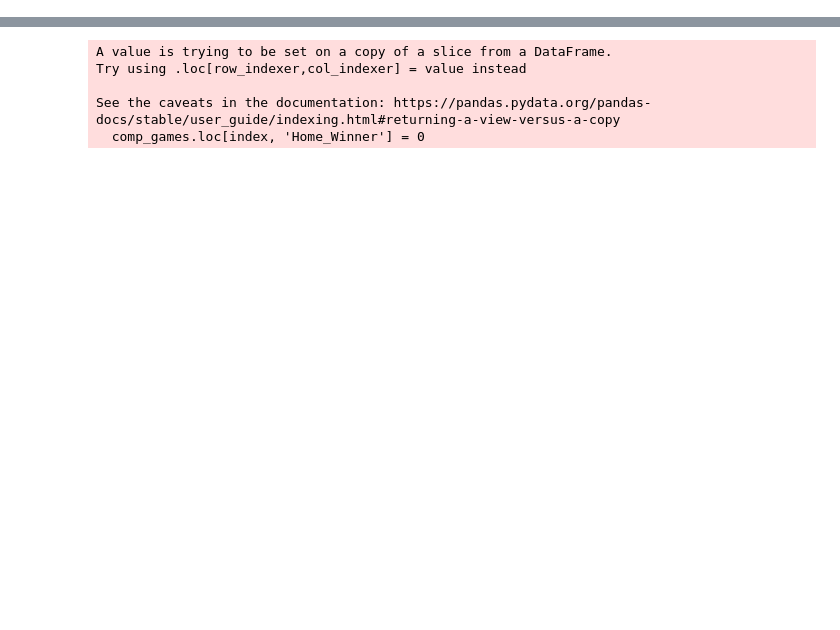
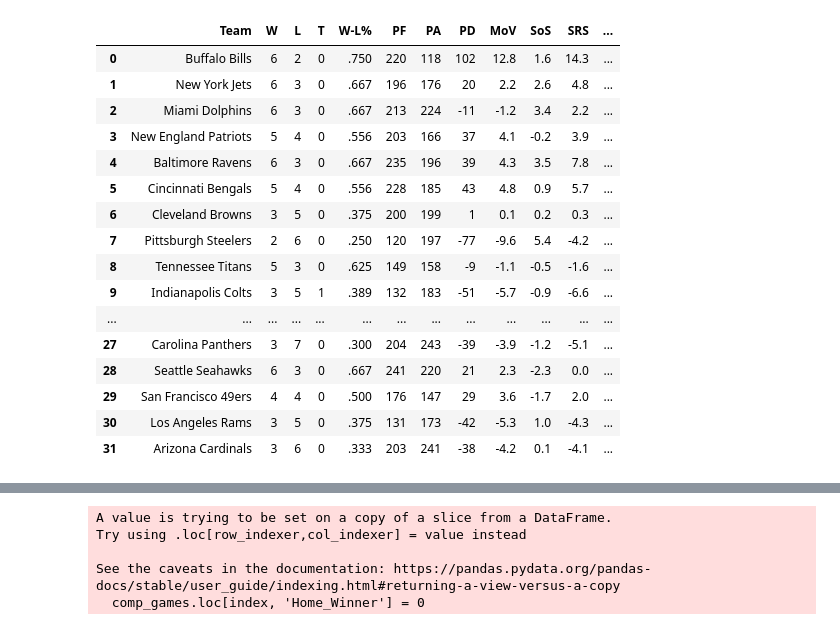
Before and after one commit to AggieSportsAnalytics/OddsMaker, a Jupyter notebook: main.ipynb, the cells around one changed output, grey strips where cells are left out. Saved outputs shown, nothing was run; the diff lists cells and outputs as text; code cells hidden in the pictures; blank space fills up the shorter version.

```diff
--- a/main.ipynb
+++ b/main.ipynb
@@ -61,6 +62,27 @@ def get_team_data():
     teams_df['OSRS'] = OSRS
     teams_df['DSRS'] = DSRS
 get_team_data()
+# %%
+# Display teams data
+teams_df
+# %% [output]
+|  | Team | W | L | T | W-L% | PF | PA | PD | MoV | SoS | SRS | ... |
+| 0 | Buffalo Bills | 6 | 2 | 0 | .750 | 220 | 118 | 102 | 12.8 | 1.6 | 14.3 | ... |
+| 1 | New York Jets | 6 | 3 | 0 | .667 | 196 | 176 | 20 | 2.2 | 2.6 | 4.8 | ... |
+| 2 | Miami Dolphins | 6 | 3 | 0 | .667 | 213 | 224 | -11 | -1.2 | 3.4 | 2.2 | ... |
+| 3 | New England Patriots | 5 | 4 | 0 | .556 | 203 | 166 | 37 | 4.1 | -0.2 | 3.9 | ... |
+| 4 | Baltimore Ravens | 6 | 3 | 0 | .667 | 235 | 196 | 39 | 4.3 | 3.5 | 7.8 | ... |
+| 5 | Cincinnati Bengals | 5 | 4 | 0 | .556 | 228 | 185 | 43 | 4.8 | 0.9 | 5.7 | ... |
+| 6 | Cleveland Browns | 3 | 5 | 0 | .375 | 200 | 199 | 1 | 0.1 | 0.2 | 0.3 | ... |
+| 7 | Pittsburgh Steelers | 2 | 6 | 0 | .250 | 120 | 197 | -77 | -9.6 | 5.4 | -4.2 | ... |
+| 8 | Tennessee Titans | 5 | 3 | 0 | .625 | 149 | 158 | -9 | -1.1 | -0.5 | -1.6 | ... |
+| 9 | Indianapolis Colts | 3 | 5 | 1 | .389 | 132 | 183 | -51 | -5.7 | -0.9 | -6.6 | ... |
+| ... | ... | ... | ... | ... | ... | ... | ... | ... | ... | ... | ... | ... |
+| 27 | Carolina Panthers | 3 | 7 | 0 | .300 | 204 | 243 | -39 | -3.9 | -1.2 | -5.1 | ... |
+| 28 | Seattle Seahawks | 6 | 3 | 0 | .667 | 241 | 220 | 21 | 2.3 | -2.3 | 0.0 | ... |
+| 29 | San Francisco 49ers | 4 | 4 | 0 | .500 | 176 | 147 | 29 | 3.6 | -1.7 | 2.0 | ... |
+| 30 | Los Angeles Rams | 3 | 5 | 0 | .375 | 131 | 173 | -42 | -5.3 | 1.0 | -4.3 | ... |
+| 31 | Arizona Cardinals | 3 | 6 | 0 | .333 | 203 | 241 | -38 | -4.2 | 0.1 | -4.1 | ... |
 # %%
 # Sort teams alphabetically for easy merging
 teams_df_sort = teams_df.sort_values(by = 'Team').reset_index(drop=True)
```
Also changed, not shown: parts of 10 cells of this notebook, 1 other file.
